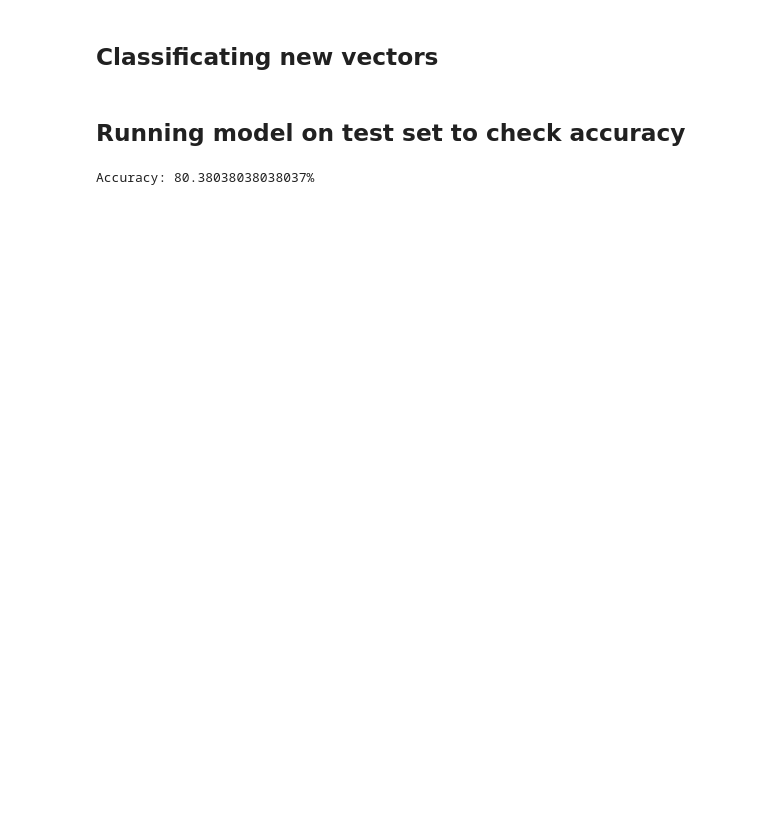
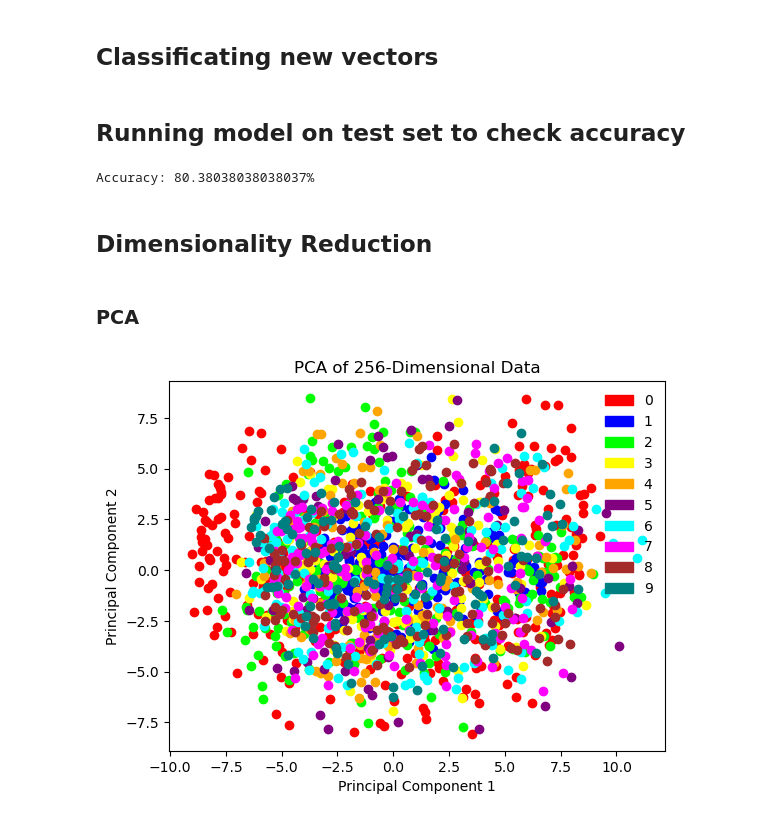
Before and after one commit to filipe-21903016/idl-assignment-0, a Jupyter notebook: assignment_0.ipynb, the cells around one changed output. Drawn from its saved outputs; the diff is of its cells as text; code cells hidden in the pictures; blank space fills up the shorter version.

```diff
--- a/assignment_0.ipynb
+++ b/assignment_0.ipynb
@@ -81,3 +87,38 @@ accuracy = correct / X_test.shape[0] * 100
 print(f"Accuracy: {accuracy}%")
 # %% [output]
 Accuracy: 80.38038038038037%
+# %% [markdown]
+## Dimensionality Reduction
+# %%
+distinct_colors = ['#FF0000', '#0000FF', '#00FF00', '#FFFF00', '#FFA500', '#800080', '#00FFFF', '#FF00FF', '#A52A2A', '#008080']
+# %% [markdown]
+### PCA
+# %%
+# Initiaze PCA
+n_components = 2 # number of dimensions to be plotted
+
+pca = PCA(n_components=n_components, random_state=42)
+
+# patches for legend visualization
+patches = []
+
+for d in range(0,10):
+    cloud_d = X_train[np.where(Y_train == d)[0]]
+
+    # Fit PCA model to vectors
+    cloud_pca = pca.fit_transform(cloud_d)
+
+    X = cloud_pca[:, 0]
+    Y = cloud_pca[:, 1]
+
+    patches.append(mpatches.Patch(color=distinct_colors[d],label=d))
+
+    plt.scatter(X, Y, c = distinct_colors[d])
+    plt.xlabel('Principal Component 1')
+    plt.ylabel('Principal Component 2')
+    plt.title('PCA of 256-Dimensional Data')
+
+plt.legend(handles=patches, loc='best',frameon=False)
+plt.show()
+# %% [output]
+[figure, added]
```
Also changed, not shown: parts of 3 cells of this notebook.
